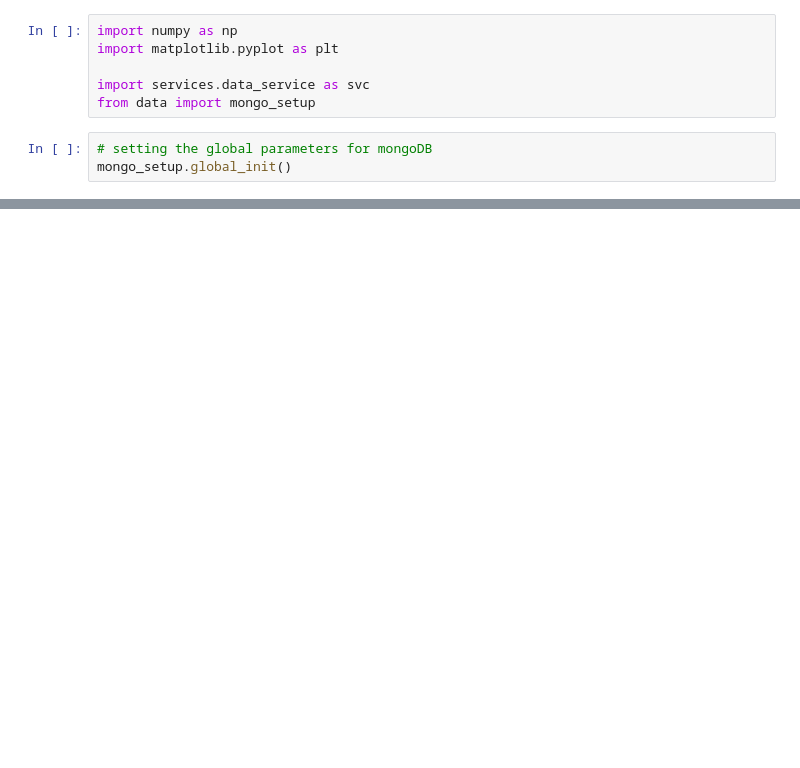
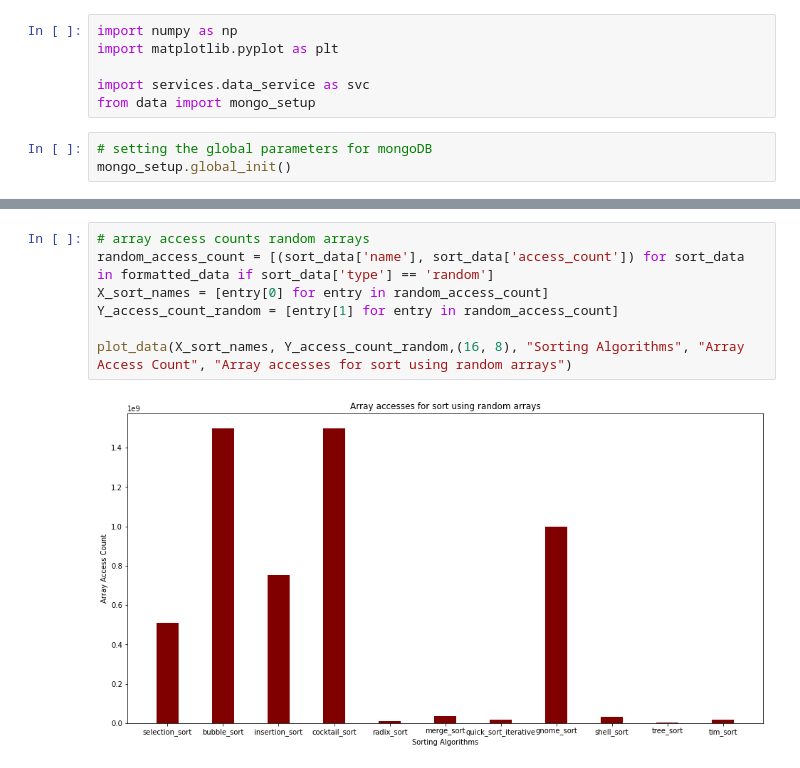
Before and after one commit to abhinav-thimma/sorting-algo-analysis, a Jupyter notebook: sorting_comparision_visualizer.ipynb, the cells around one changed output, grey strips where cells are left out. Saved outputs shown, nothing was run; the diff lists cells and outputs as text; blank space fills up the shorter version.

```diff
--- a/sorting_comparision_visualizer.ipynb
+++ b/sorting_comparision_visualizer.ipynb
@@ -72,0 +79,9 @@ plt.show()
+# %%
+# array access counts random arrays
+random_access_count = [(sort_data['name'], sort_data['access_count']) for sort_data in formatted_data if sort_data['type'] == 'random']
+X_sort_names = [entry[0] for entry in random_access_count]
+Y_access_count_random = [entry[1] for entry in random_access_count]
+
+plot_data(X_sort_names, Y_access_count_random,(16, 8), "Sorting Algorithms", "Array Access Count", "Array accesses for sort using random arrays")
+# %% [output]
+[figure, added]
```
Also changed, not shown: parts of 7 cells of this notebook.
